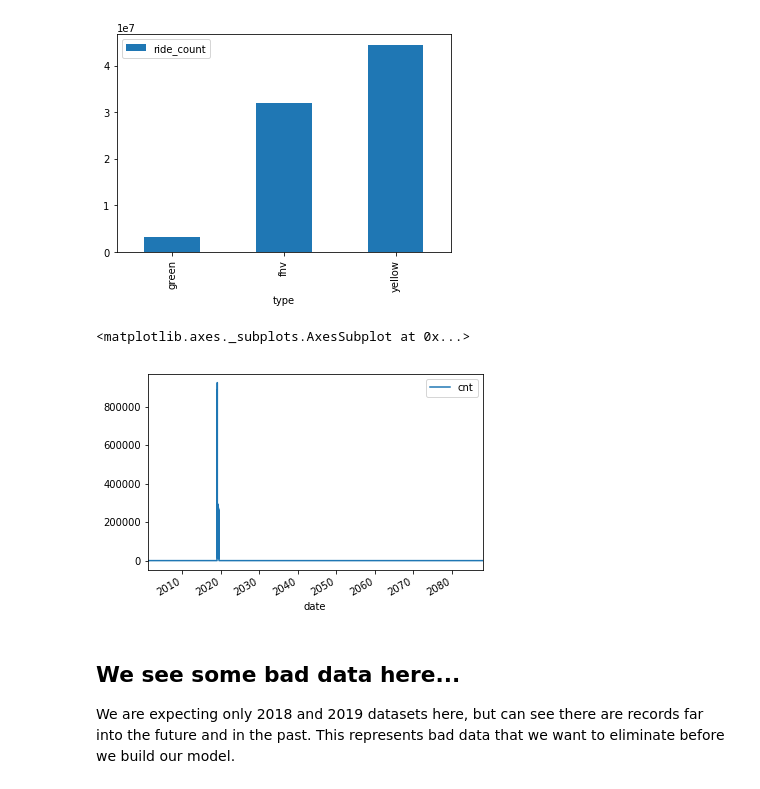
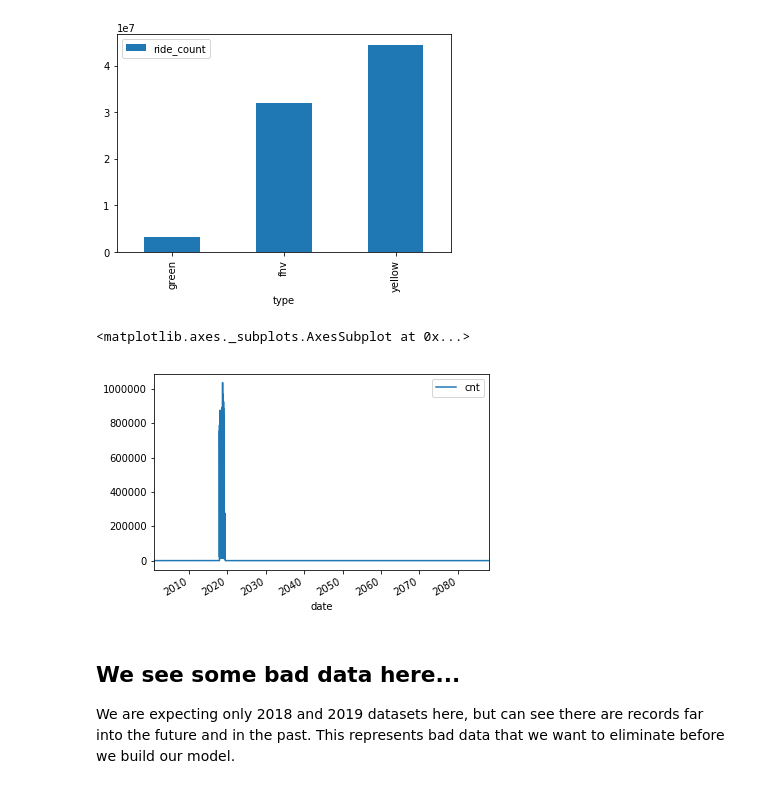
Before and after one commit to bsnively/sagemaker-workshops, a Jupyter notebook: 2019_reinvent/notebooks/DataDiscoveryAndConversation.ipynb, the cells around one changed output. Drawn from its saved outputs; the diff is of its cells as text; code cells hidden in the pictures.

```diff
--- a/2019_reinvent/notebooks/DataDiscoveryAndConversation.ipynb
+++ b/2019_reinvent/notebooks/DataDiscoveryAndConversation.ipynb
@@ -162,12 +162,12 @@ normalized_df.plot.bar(x='type', y='ride_count')
 <matplotlib.axes._subplots.AxesSubplot at 0x...>
 [figure]
 # %%
-query = "select type, date_trunc('day', pickup_datetime) date, count(*) cnt from reinvent19.canonical group by type, date_trunc('day', pickup_datetime)"
+query = "select type, date_trunc('day', pickup_datetime) date, count(*) cnt from reinvent19.canonical where pickup_datetime < timestamp '2099-12-31' group by type, date_trunc('day', pickup_datetime) "
 typeperday_df = pd.read_sql(query, conn)
 typeperday_df.plot(x='date', y='cnt')
 # %% [output]
 <matplotlib.axes._subplots.AxesSubplot at 0x...>
-[figure, old version]
+[figure, new version]
 # %% [markdown]
 ## We see some bad data here...
 We are expecting only 2018 and 2019 datasets here, but can see there are records far into the future and in the past.  This represents bad data that we want to eliminate before we build our model.
```
Also changed, not shown: parts of 5 cells of this notebook.
